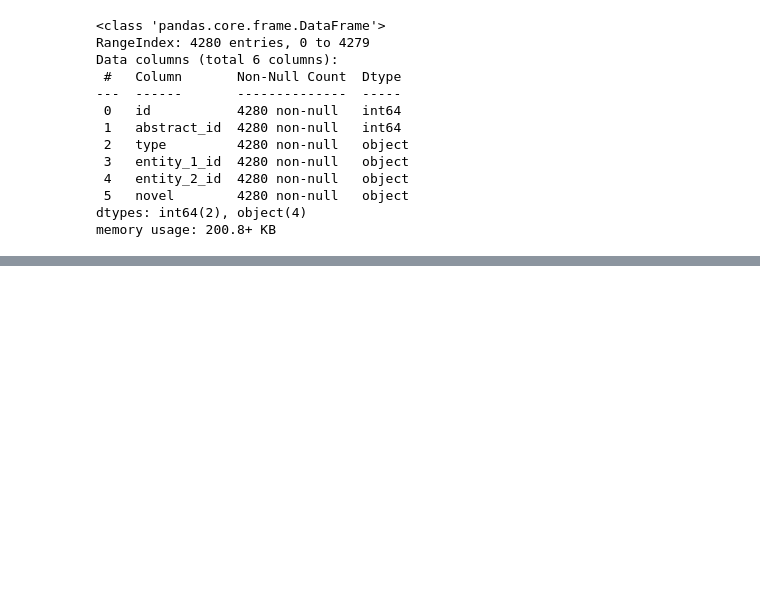
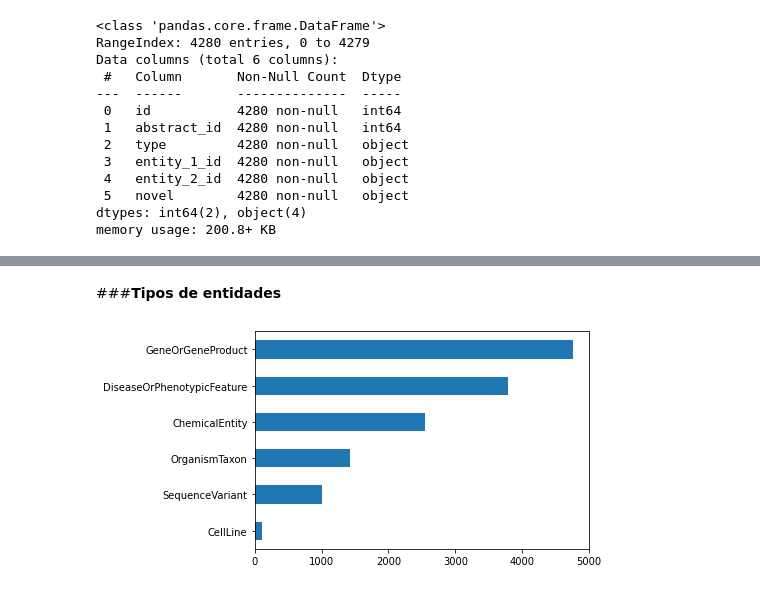
Before and after one commit to owdelc/ProyectoDataScience, a Jupyter notebook: ExploracionProyectoDataScience.ipynb, the cells around one changed output, grey strips where cells are left out. Saved outputs shown, nothing was run; the diff lists cells and outputs as text; code cells hidden in the pictures; blank space fills up the shorter version.

```diff
--- a/ExploracionProyectoDataScience.ipynb
+++ b/ExploracionProyectoDataScience.ipynb
@@ -92,0 +132,6 @@ memory usage: 200.8+ KB
+# %% [markdown]
+###**Tipos de entidades**
+# %%
+entitiesTrain['type'].value_counts().plot(kind="barh").invert_yaxis();
+# %% [output]
+[figure, added]
```
Also changed, not shown: parts of 19 cells of this notebook.
